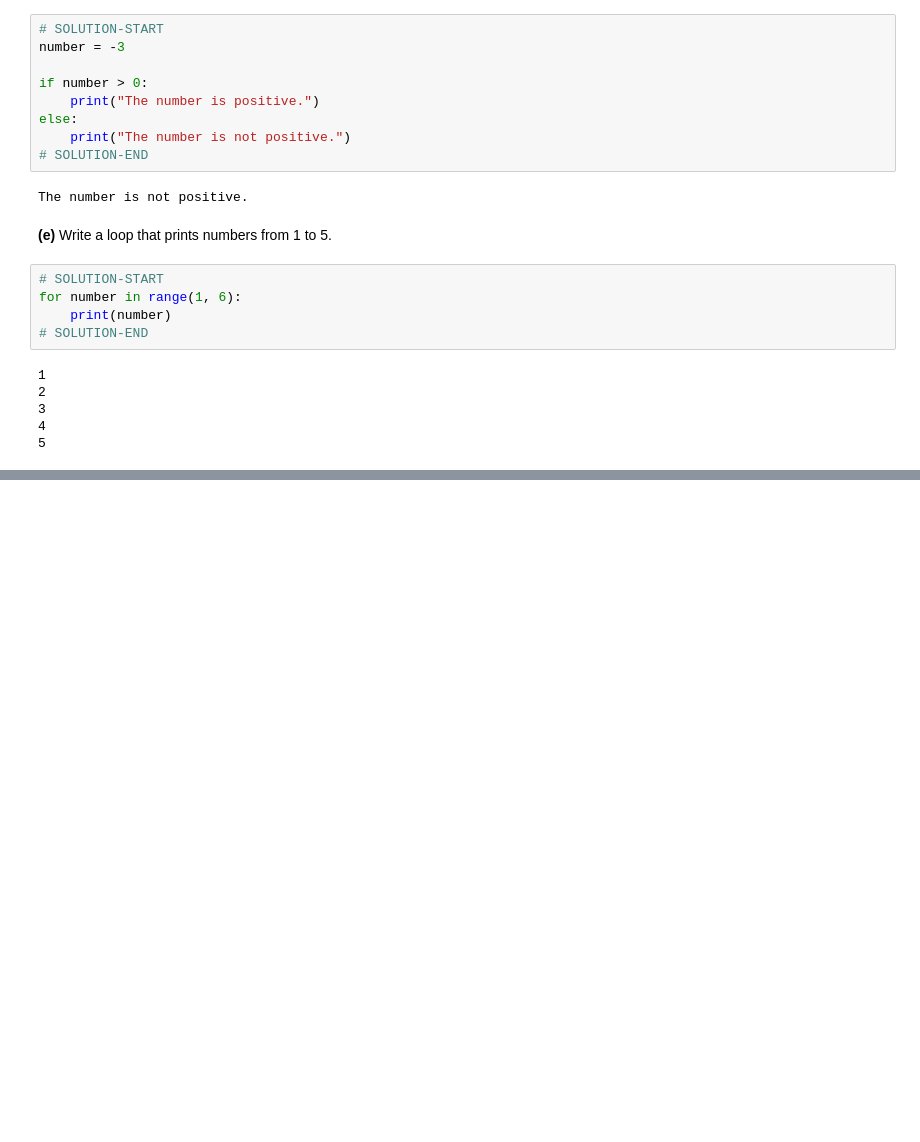
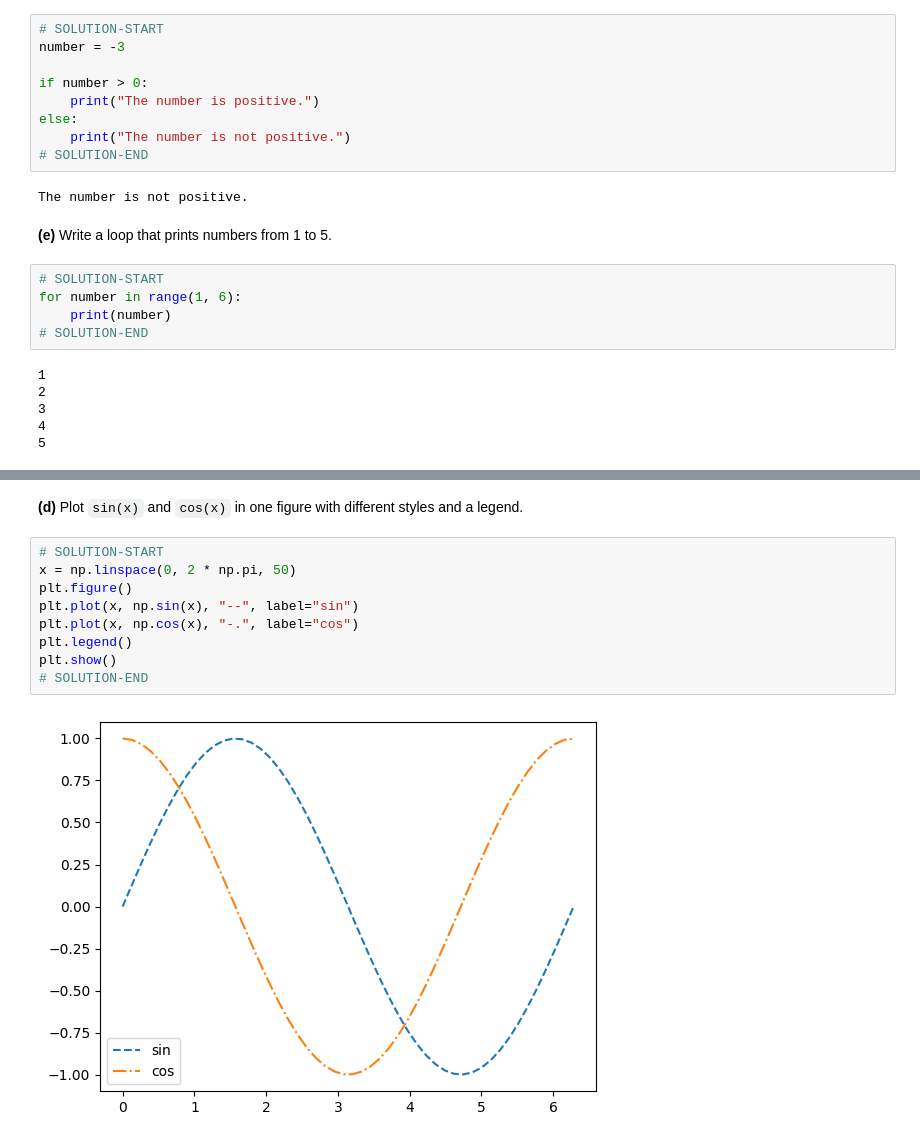
Before and after one commit to mitric-lab/python_for_chemists, a Jupyter notebook: instructors/pset_0_solution.ipynb, the cells around one changed output, grey strips where cells are left out. Drawn from its saved outputs; the diff is of its cells as text; blank space fills up the shorter version.

```diff
--- a/instructors/pset_0_solution.ipynb
+++ b/instructors/pset_0_solution.ipynb
@@ -73,0 +236,13 @@ for number in range(1, 6):
+# %% [markdown]
+**(d)** Plot `sin(x)` and `cos(x)` in one figure with different styles and a legend.
+# %%
+# SOLUTION-START
+x = np.linspace(0, 2 * np.pi, 50)
+plt.figure()
+plt.plot(x, np.sin(x), "--", label="sin")
+plt.plot(x, np.cos(x), "-.", label="cos")
+plt.legend()
+plt.show()
+# SOLUTION-END
+# %% [output]
+[figure, added]
```
Also changed, not shown: parts of 29 cells of this notebook.
